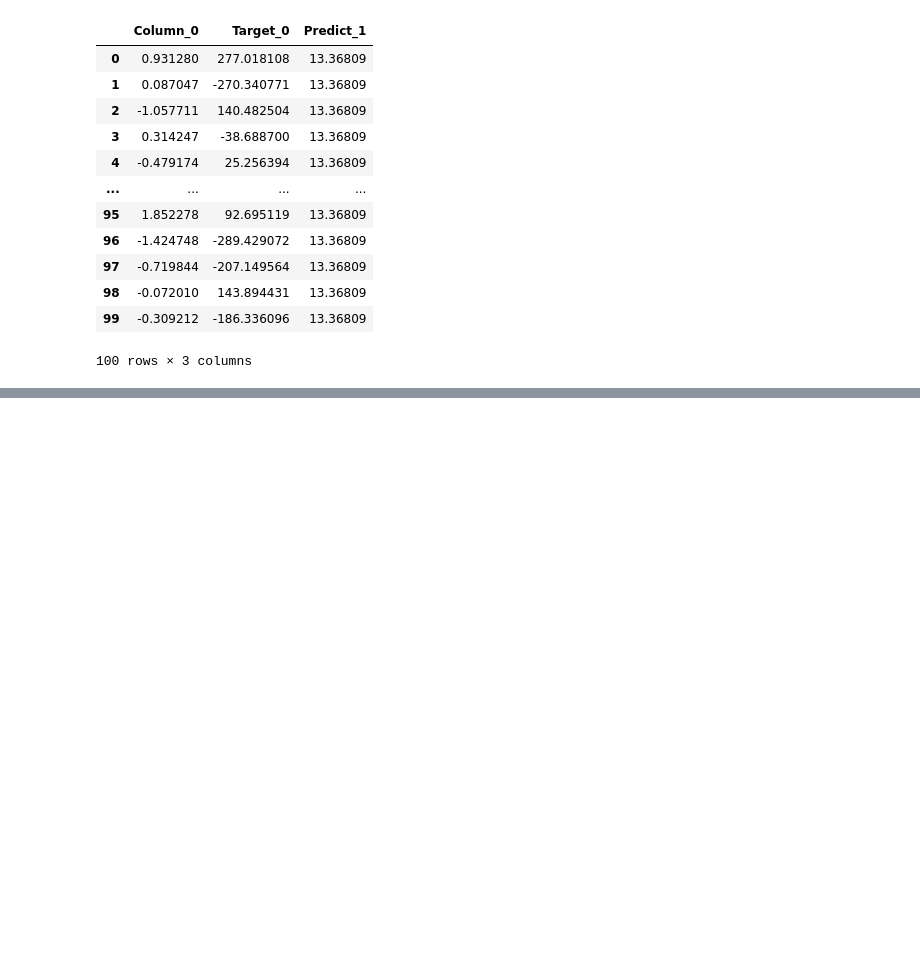
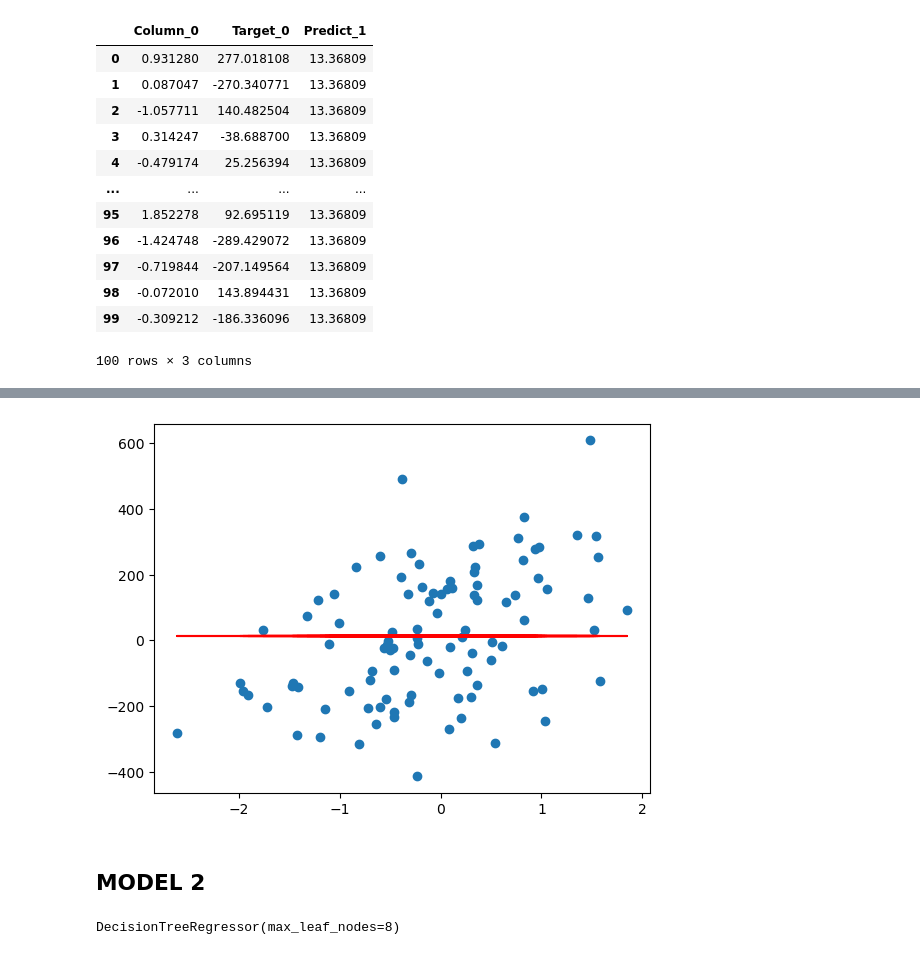
Before and after one commit to AmirPasha25/gradient-boosting, a Jupyter notebook: notebook/gradient_boosting.ipynb, the cells around one changed output, grey strips where cells are left out. Drawn from its saved outputs; the diff is of its cells as text; code cells hidden in the pictures; blank space fills up the shorter version.

Commit message:
Added Model 2 Decision Tree Regression

```diff
--- a/notebook/gradient_boosting.ipynb
+++ b/notebook/gradient_boosting.ipynb
@@ -61,4 +61,5 @@ df
 100 rows × 3 columns
 # %%
 # Calculating the residual of model 1
-df["Residual_1"] = df[y] - df["Predict_1"]
+df["Residual_1"] = df["Target_0"] - df["Predict_1"]
+df
@@ -64,0 +80,17 @@ df["Residual_1"] = df[y] - df["Predict_1"]
+# %%
+# Plotting the best fit line using
+plt.scatter(df["Column_0"], df["Target_0"])
+plt.plot(df["Column_0"], df["Predict_1"], color = "red")
+plt.show()
+# %% [output]
+[figure, added]
+# %% [markdown]
+## MODEL 2
+# %%
+from sklearn.tree import DecisionTreeRegressor
+
+# While creating the decision tree model, make sure to have max leaf nodes between 8-32 (This is proven from research)
+tree_1 = DecisionTreeRegressor(max_leaf_nodes=8)
+tree_1.fit(df["Column_0"].values.reshape(100,1), df["Residual_1"])
+# %% [output]
+DecisionTreeRegressor(max_leaf_nodes=8)
```
Also changed, not shown: parts of 1 cell of this notebook.
